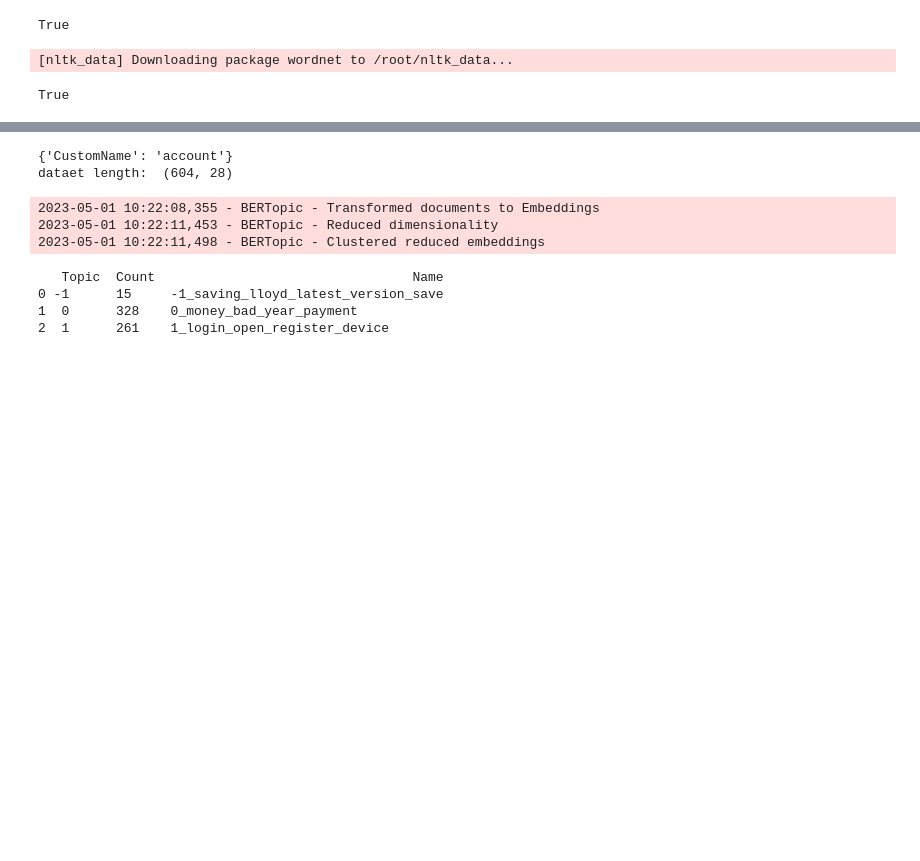
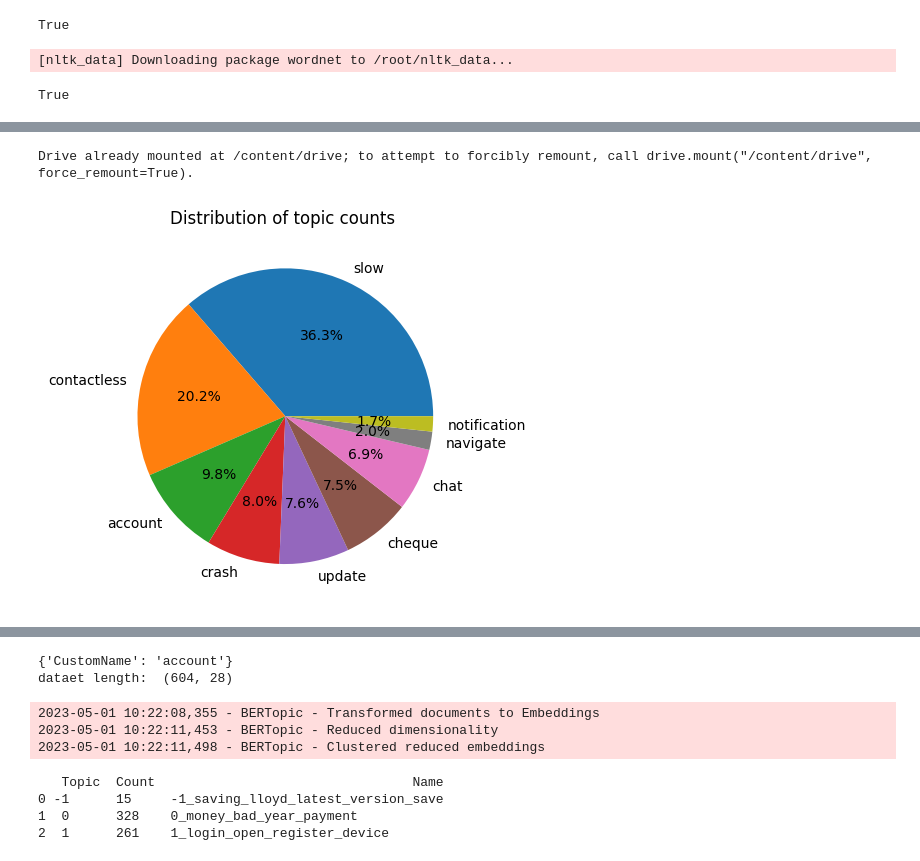
Before and after one commit to piygot5/Customer-Insights-Pack-POC, a Jupyter notebook: topic_modelling_BERT.ipynb, the cells around one changed output, grey strips where cells are left out. Drawn from its saved outputs; the diff is of its cells as text; code cells hidden in the pictures; blank space fills up the shorter version.

Commit message:
added pie & bar graph of custom name

```diff
--- a/topic_modelling_BERT.ipynb
+++ b/topic_modelling_BERT.ipynb
@@ -205,3 +198,6 @@ def topicModellingBERT(df,columns, textCol = "cleaned_data",min_df=4,max_feature
 
   model.save(path+model_name+'_'+str(int(time.time())))
   return  df,topics, probs, model
+# %%
+negative_model = BERTopic.load(MODEL_DIR+'negative_sentiment_version_2')
+negative_model.get_topic_info()
@@ -207,0 +215,16 @@ def topicModellingBERT(df,columns, textCol = "cleaned_data",min_df=4,max_feature
+# %%
+import matplotlib.pyplot as plt
+import pandas as pd
+from google.colab import drive
+
+drive.mount('/content/drive')
+MODEL_DIR = '/content/drive/MyDrive/BarclaysReviews/model/'
+negative_model = BERTopic.load(MODEL_DIR+'negative_sentiment_version_2')
+model_data = negative_model.get_topic_info()
+
+plt.pie(model_data['Count'], labels=model_data['CustomName'], autopct="%1.1f%%")
+plt.title("Distribution of topic counts ")
+plt.show()
+# %% [output]
+Drive already mounted at /content/drive; to attempt to forcibly remount, call drive.mount("/content/drive", force_remount=True).
+[figure, added]
```
Also changed, not shown: parts of 37 cells of this notebook.
